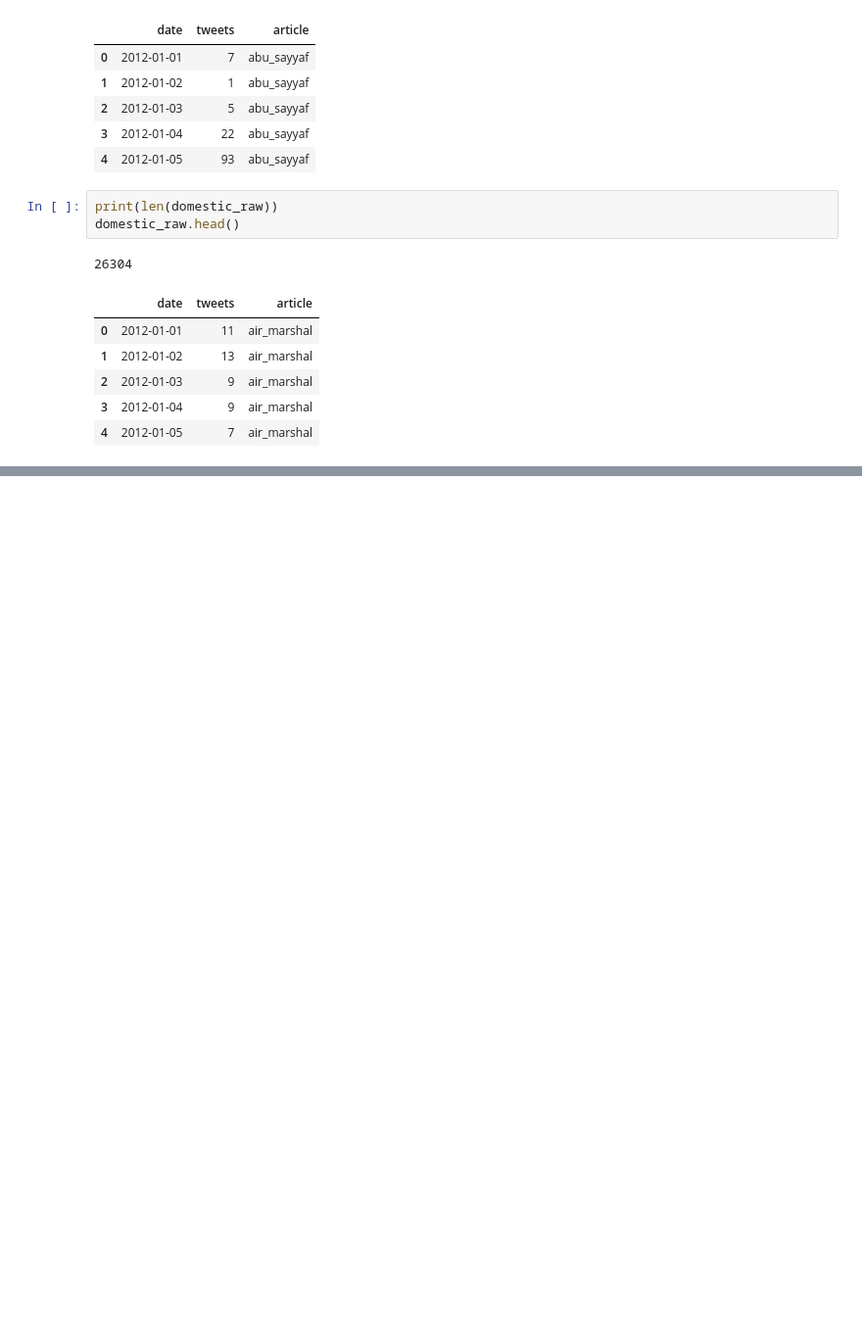
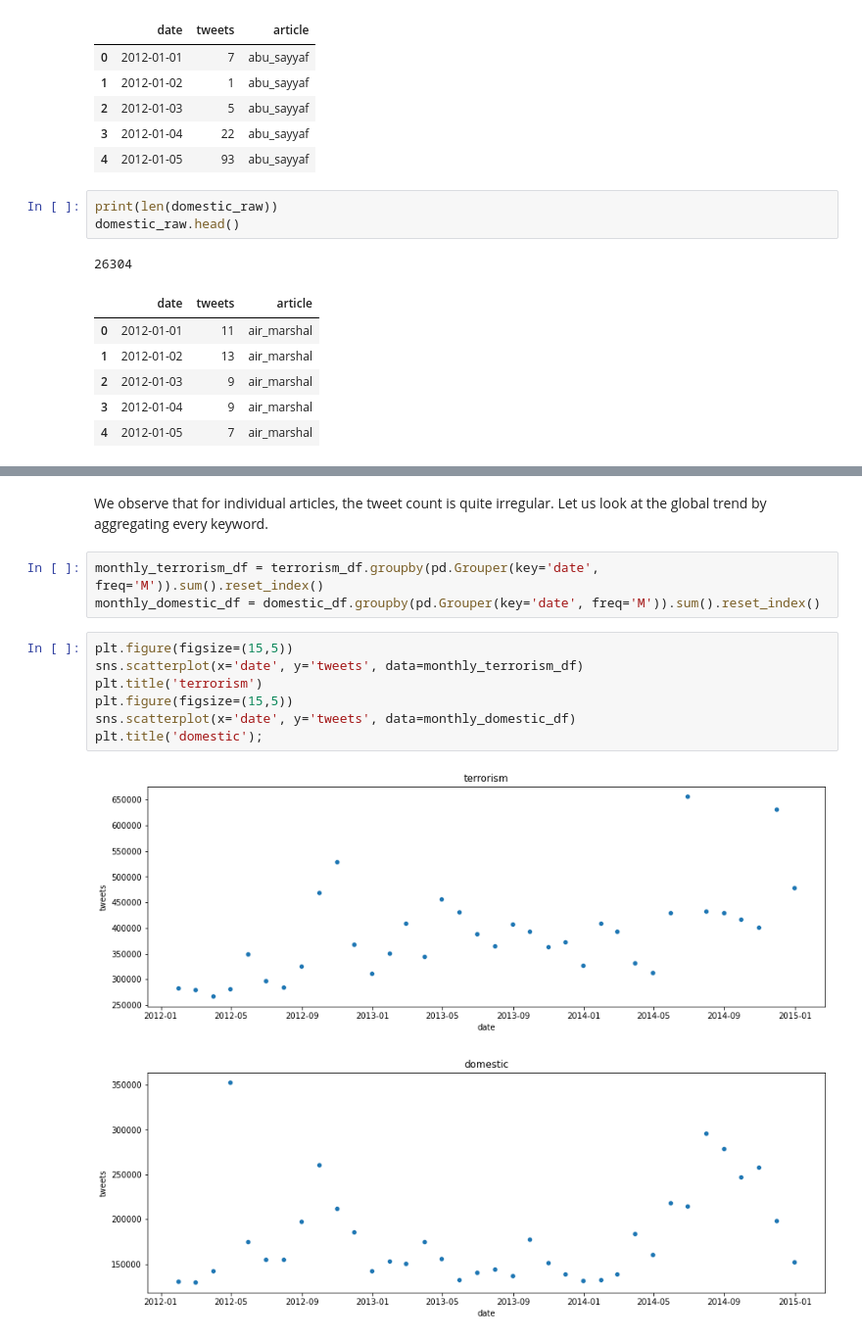
Before and after one commit to JulienVig/CS-401-Tweet-Analysis, a Jupyter notebook: tweet_analysis.ipynb, the cells around one changed output, grey strips where cells are left out. Shown at 98% size. Drawn from its saved outputs; the diff is of its cells as text; blank space fills up the shorter version.

```diff
--- a/tweet_analysis.ipynb
+++ b/tweet_analysis.ipynb
@@ -137,0 +145,15 @@ plt.scatter(x=monthly_count.date, y=monthly_count.tweets)
+# %% [markdown]
+We observe that for individual articles, the tweet count is quite irregular. Let us look at the global trend by aggregating every keyword.
+# %%
+monthly_terrorism_df = terrorism_df.groupby(pd.Grouper(key='date', freq='M')).sum().reset_index()
+monthly_domestic_df = domestic_df.groupby(pd.Grouper(key='date', freq='M')).sum().reset_index()
+# %%
+plt.figure(figsize=(15,5))
+sns.scatterplot(x='date', y='tweets', data=monthly_terrorism_df)
+plt.title('terrorism')
+plt.figure(figsize=(15,5))
+sns.scatterplot(x='date', y='tweets', data=monthly_domestic_df)
+plt.title('domestic');
+# %% [output]
+[figure, added]
+[figure, added]
```
Also changed, not shown: parts of 48 cells of this notebook.
